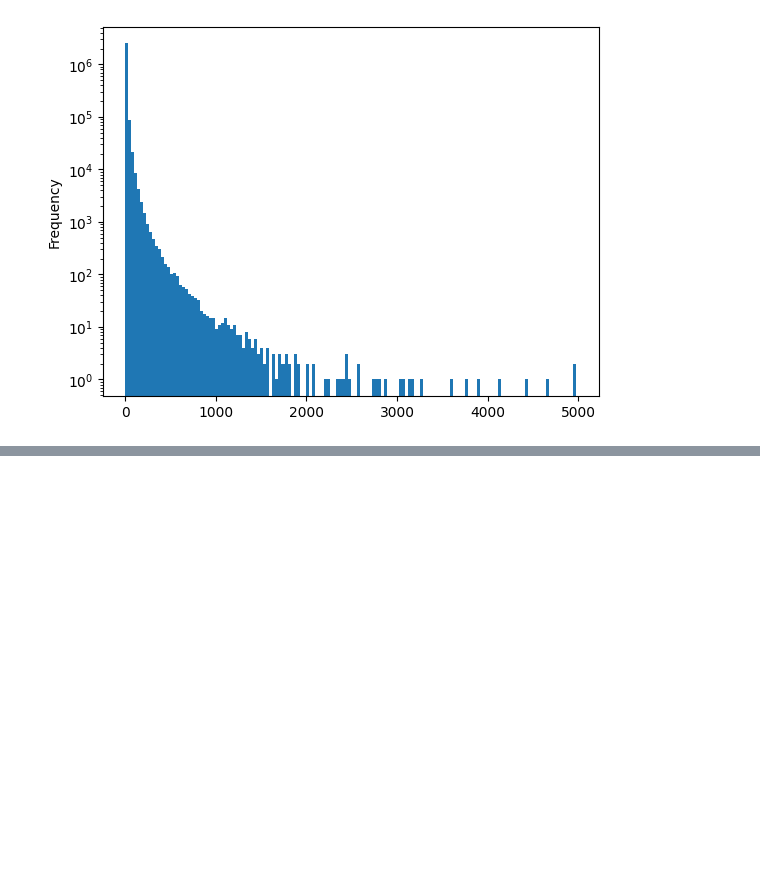
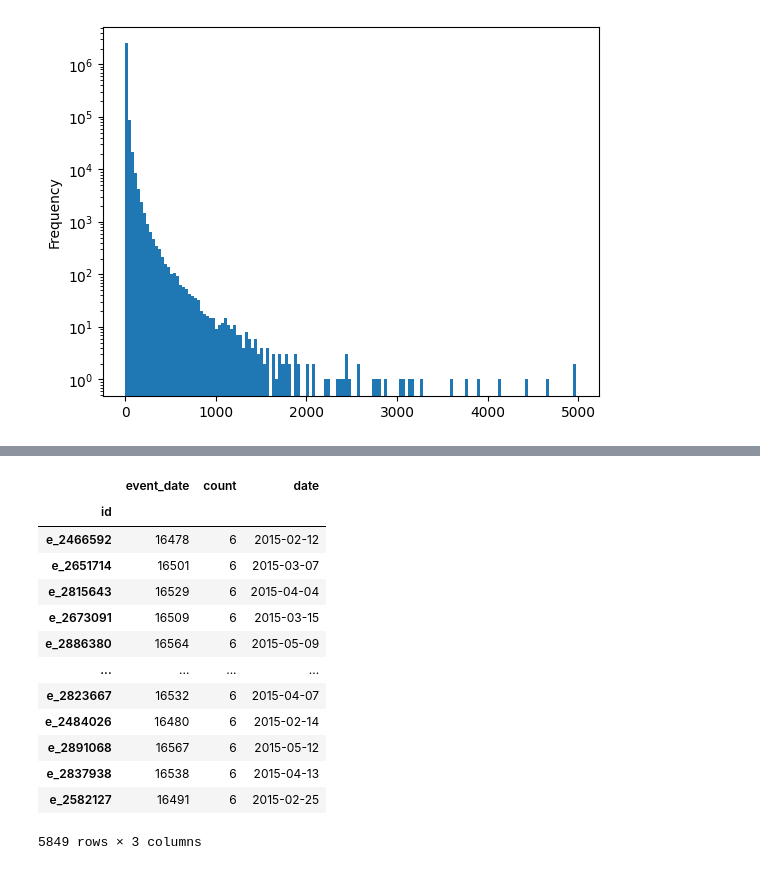
Before and after one commit to AMGrobelnik/MLG-Predicting-Impacful-Events, a Jupyter notebook: preprocess/batch/generate_batch_ids.ipynb, the cells around one changed output, grey strips where cells are left out. Cells and saved outputs as stored; diff of their text form; code cells hidden in the pictures; blank space fills up the shorter version.

```diff
--- a/preprocess/batch/generate_batch_ids.ipynb
+++ b/preprocess/batch/generate_batch_ids.ipynb
@@ -95,0 +131,17 @@ recent_10['event_date'].plot.hist(bins=100, log=True)
+# %%
+dataset[dataset['count'] == 6]
+# %% [output]
+|  | event_date | count | date |
+| id |  |  |  |
+| e_2466592 | 16478 | 6 | 2015-02-12 |
+| e_2651714 | 16501 | 6 | 2015-03-07 |
+| e_2815643 | 16529 | 6 | 2015-04-04 |
+| e_2673091 | 16509 | 6 | 2015-03-15 |
+| e_2886380 | 16564 | 6 | 2015-05-09 |
+| ... | ... | ... | ... |
+| e_2823667 | 16532 | 6 | 2015-04-07 |
+| e_2484026 | 16480 | 6 | 2015-02-14 |
+| e_2891068 | 16567 | 6 | 2015-05-12 |
+| e_2837938 | 16538 | 6 | 2015-04-13 |
+| e_2582127 | 16491 | 6 | 2015-02-25 |
+5849 rows × 3 columns
```
Also changed, not shown: parts of 21 cells of this notebook, 1 other file.
